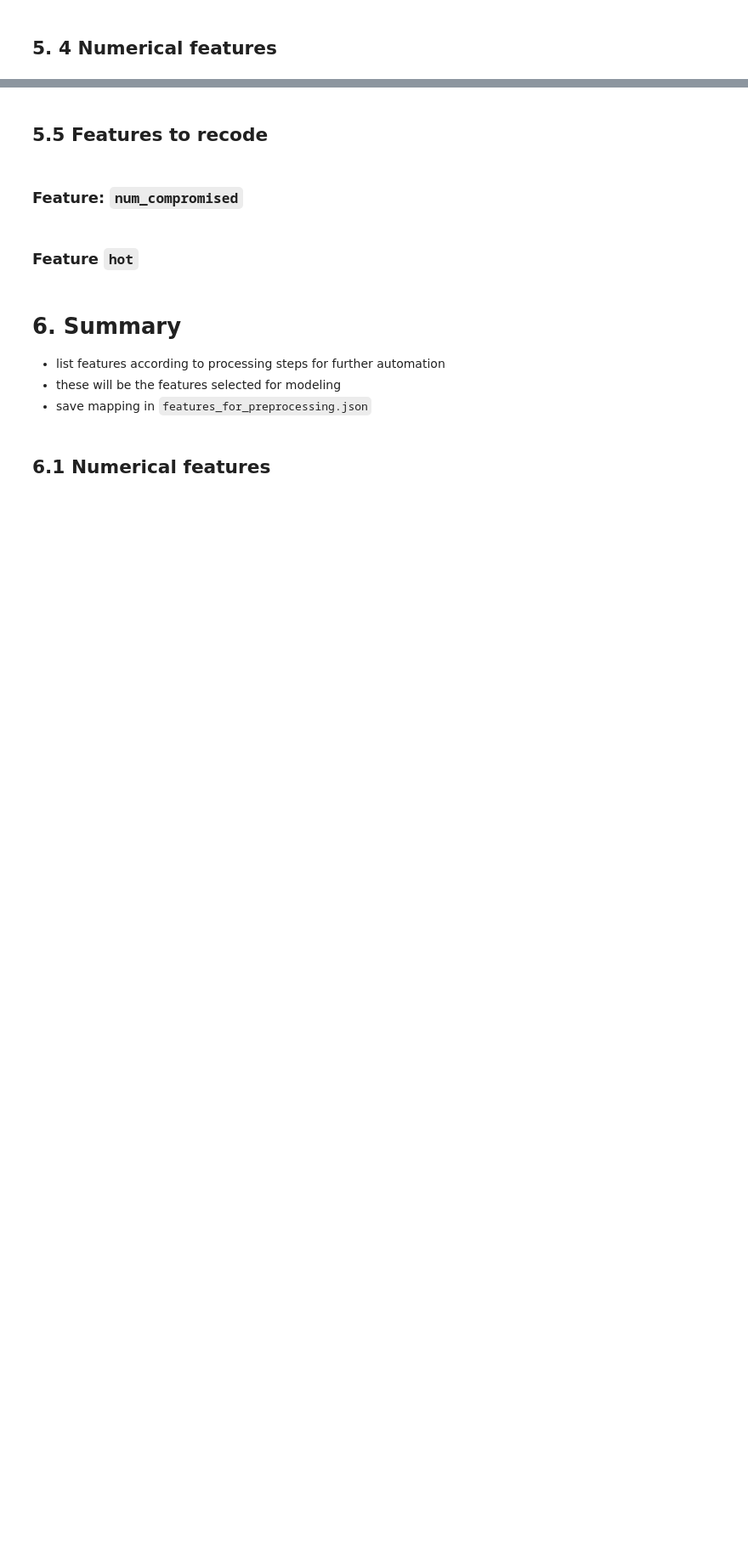
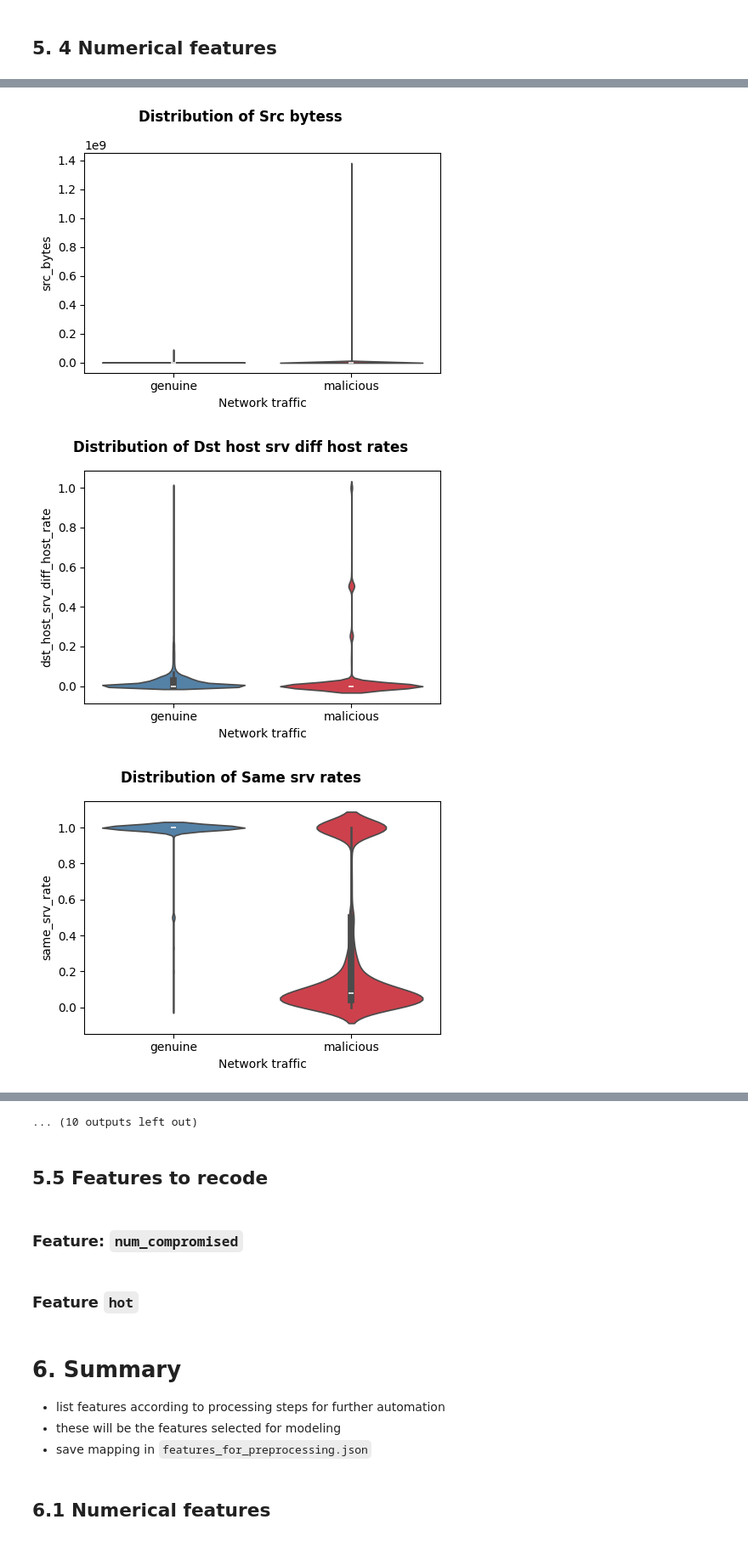
Before and after one commit to A-Lachs/cs-intrusion-detection-system, a Jupyter notebook: eda/eda.ipynb, the cells around one changed output, grey strips where cells are left out. Shown at 85% size. Cells and saved outputs as stored; diff of their text form; code cells hidden in the pictures; blank space fills up the shorter version.

```diff
--- a/eda/eda.ipynb
+++ b/eda/eda.ipynb
@@ -1142,5 +1146,8 @@ hist_by_target(train_data, "duration", "attack")
 # %%
 # Inspect dist of numerical features grouped by target
-# for tree based models skewed distributions do not matter (leave as is)
 for feature in list_num_feat:
-    plot_numerical_by_target(train_data, feature, "attack")
+    violinplot_by_target(train_data, feature, "attack")
+# %% [output]
+[figure, added]
+[figure, added]
+[figure, added]
@@ -1146,0 +1163 @@ for feature in list_num_feat:
+... (10 outputs left out)
```
Also changed, not shown: parts of 19 cells of this notebook, 1 other file.
